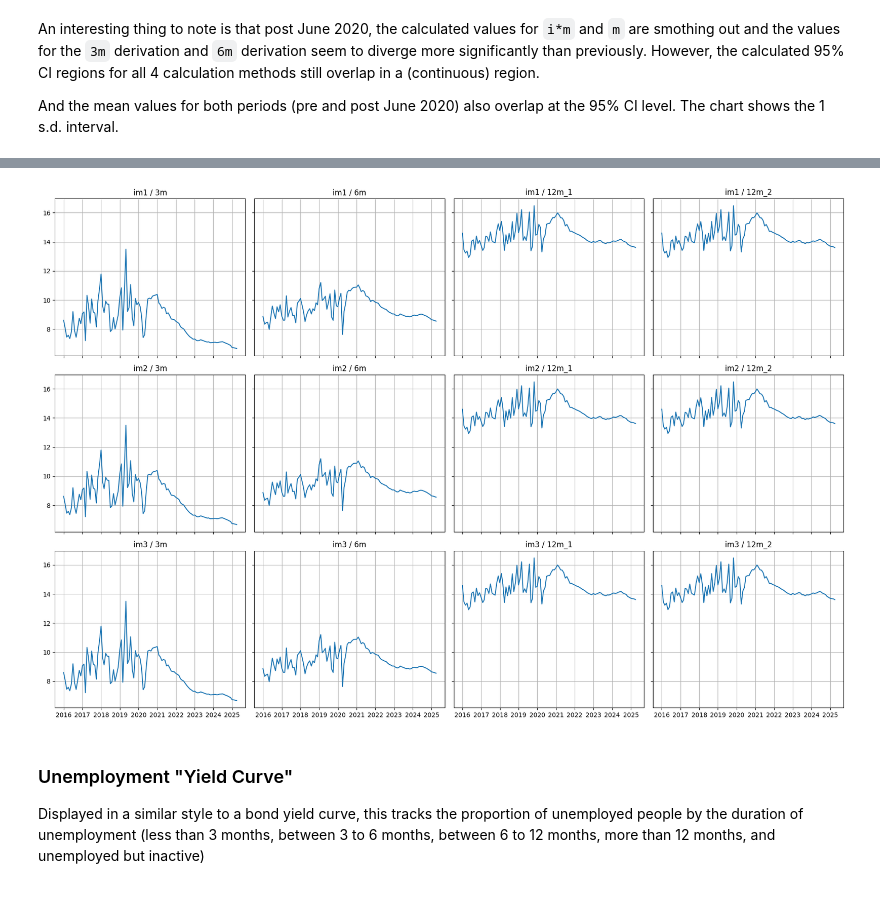
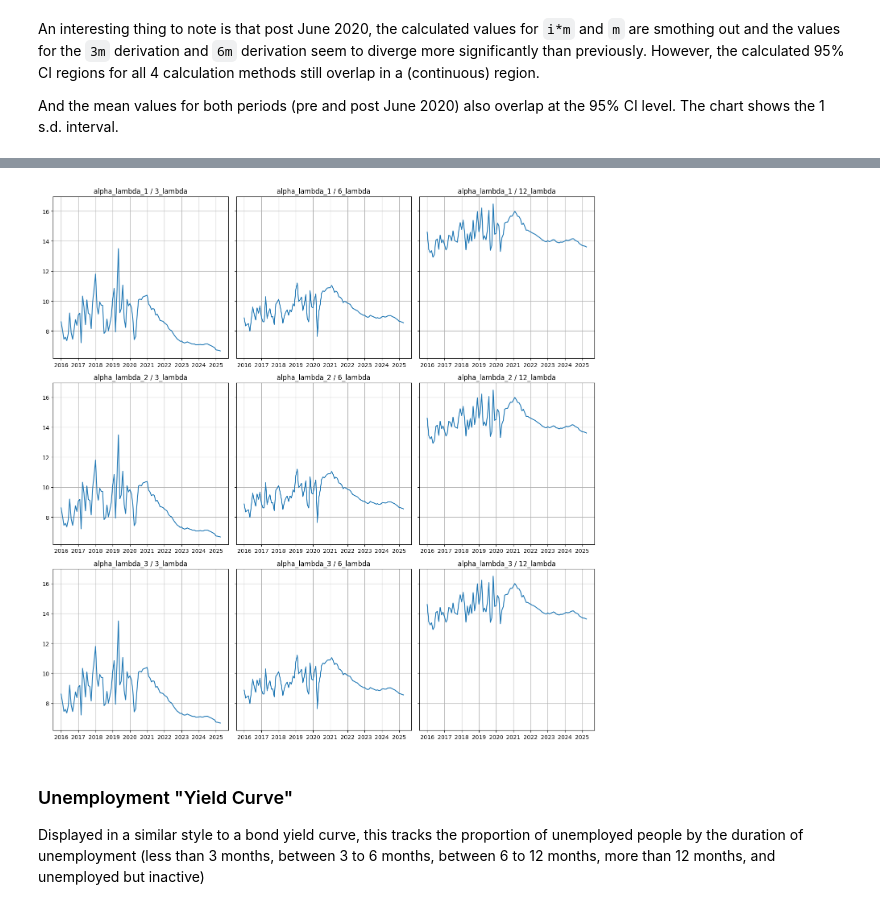
Before and after one commit to AbdulHafiiz/malaysia-economy-tracker, a Jupyter notebook: visualisations/economy.ipynb, the cells around one changed output, grey strips where cells are left out. Saved outputs shown, nothing was run; the diff lists cells and outputs as text; code cells hidden in the pictures.

Commit message:
added in explanation for exponential modeling, latex formulas, and clarified difference in data pre/post covid

```diff
--- a/visualisations/economy.ipynb
+++ b/visualisations/economy.ipynb
@@ -179,11 +306,11 @@ stat_df = pd.DataFrame(
     data={
         'date': unemployment_df['date'],
         '1': unemployment_df['unemployed'] / unemployment_df['unemployed'],
-        'im1': -np.log(
+        'alpha_lambda_1': -np.log(
             1
             - (unemployment_df['unemployed_active'] / unemployment_df['unemployed'])
         ),
-        'im2': -np.log(
+        'alpha_lambda_2': -np.log(
             1
             - (
                 (unemployment_df['unemployed_active_3mo'] / unemployment_df['unemployed'])
@@ -192,30 +319,26 @@ stat_df = pd.DataFrame(
                 + (unemployment_df['unemployed_active_long'] / unemployment_df['unemployed'])
             )
         ),
-        'im3': -np.log(unemployment_df['unemployed_inactive'] / unemployment_df['unemployed']),
-        '3m': -np.log(
+        'alpha_lambda_3': -np.log(unemployment_df['unemployed_inactive'] / unemployment_df['unemployed']),
+        '3_lambda': -np.log(
             1
             - (unemployment_df['unemployed_active_3mo'] / unemployment_df['unemployed'])
         ) / 3,
-        '6m': -np.log(
+        '6_lambda': -np.log(
             1
             - (
                 (unemployment_df['unemployed_active_3mo'] / unemployment_df['unemployed'])
                 + (unemployment_df['unemployed_active_6mo'] / unemployment_df['unemployed'])
             )
         ) / 6,
-        '12m_1': -np.log(
+        '12_lambda': -np.log(
             1
             - (
                 (unemployment_df['unemployed_active_3mo'] / unemployment_df['unemployed'])
                 + (unemployment_df['unemployed_active_6mo'] / unemployment_df['unemployed'])
                 + (unemployment_df['unemployed_active_12mo'] / unemployment_df['unemployed'])
             )
-        ) / 12,
-        '12m_2': -np.log(
-            (unemployment_df['unemployed_active_long'] / unemployment_df['unemployed'])
-            + (unemployment_df['unemployed_inactive'] / unemployment_df['unemployed'])
-        ) / 12,
+        ) / 12
     }
 )
 
@@ -416,47 +554,11 @@ plt.tight_layout()
 # %%
-fig, ax = plt.subplots(3, 4, figsize=(18, 12), sharex=True, sharey=True)
+fig, ax = plt.subplots(3, 3, figsize=(14, 14), sharex=False, sharey=True)
 
-
-ax[0][0].plot(stat_df['date'], stat_df['im1'] / stat_df['3m'])
-ax[0][0].set_title('im1 / 3m')
-ax[0][0].grid(True)
-ax[1][0].plot(stat_df['date'], stat_df['im2'] / stat_df['3m'])
-ax[1][0].set_title('im2 / 3m')
-ax[1][0].grid(True)
-ax[2][0].plot(stat_df['date'], stat_df['im3'] / stat_df['3m'])
-ax[2][0].set_title('im3 / 3m')
-ax[2][0].grid(True)
-
-ax[0][1].plot(stat_df['date'], stat_df['im1'] / stat_df['6m'])
-ax[0][1].set_title('im1 / 6m')
-ax[0][1].grid(True)
-ax[1][1].plot(stat_df['date'], stat_df['im2'] / stat_df['6m'])
-ax[1][1].set_title('im2 / 6m')
-ax[1][1].grid(True)
-ax[2][1].plot(stat_df['date'], stat_df['im3'] / stat_df['6m'])
-ax[2][1].set_title('im3 / 6m')
-ax[2][1].grid(True)
-
-ax[0][2].plot(stat_df['date'], stat_df['im1'] / stat_df['12m_1'])
-ax[0][2].set_title('im1 / 12m_1')
-ax[0][2].grid(True)
-ax[1][2].plot(stat_df['date'], stat_df['im2'] / stat_df['12m_1'])
-ax[1][2].set_title('im2 / 12m_1')
-ax[1][2].grid(True)
-ax[2][2].plot(stat_df['date'], stat_df['im3'] / stat_df['12m_1'])
-ax[2][2].set_title('im3 / 12m_1')
-ax[2][2].grid(True)
-
-ax[0][3].plot(stat_df['date'], stat_df['im1'] / stat_df['12m_2'])
-ax[0][3].set_title('im1 / 12m_2')
-ax[0][3].grid(True)
-ax[1][3].plot(stat_df['date'], stat_df['im2'] / stat_df['12m_2'])
-ax[1][3].set_title('im2 / 12m_2')
-ax[1][3].grid(True)
-ax[2][3].plot(stat_df['date'], stat_df['im3'] / stat_df['12m_2'])
-ax[2][3].set_title('im3 / 12m_2')
-ax[2][3].grid(True)
+for idx, (k, v) in enumerate(product(['3_lambda', '6_lambda', '12_lambda'], ['alpha_lambda_1', 'alpha_lambda_2', 'alpha_lambda_3'])):
+    ax[idx%3][idx//3].plot(stat_plot_data_df['date'], stat_plot_data_df[v] / stat_plot_data_df[k])
+    ax[idx%3][idx//3].set_title(f'{v} / {k}')
+    ax[idx%3][idx//3].grid(True)
 
 plt.tight_layout()
 # %% [output]
-[figure, old version]
+[figure, new version]
```
Also changed, not shown: parts of 23 cells of this notebook.
